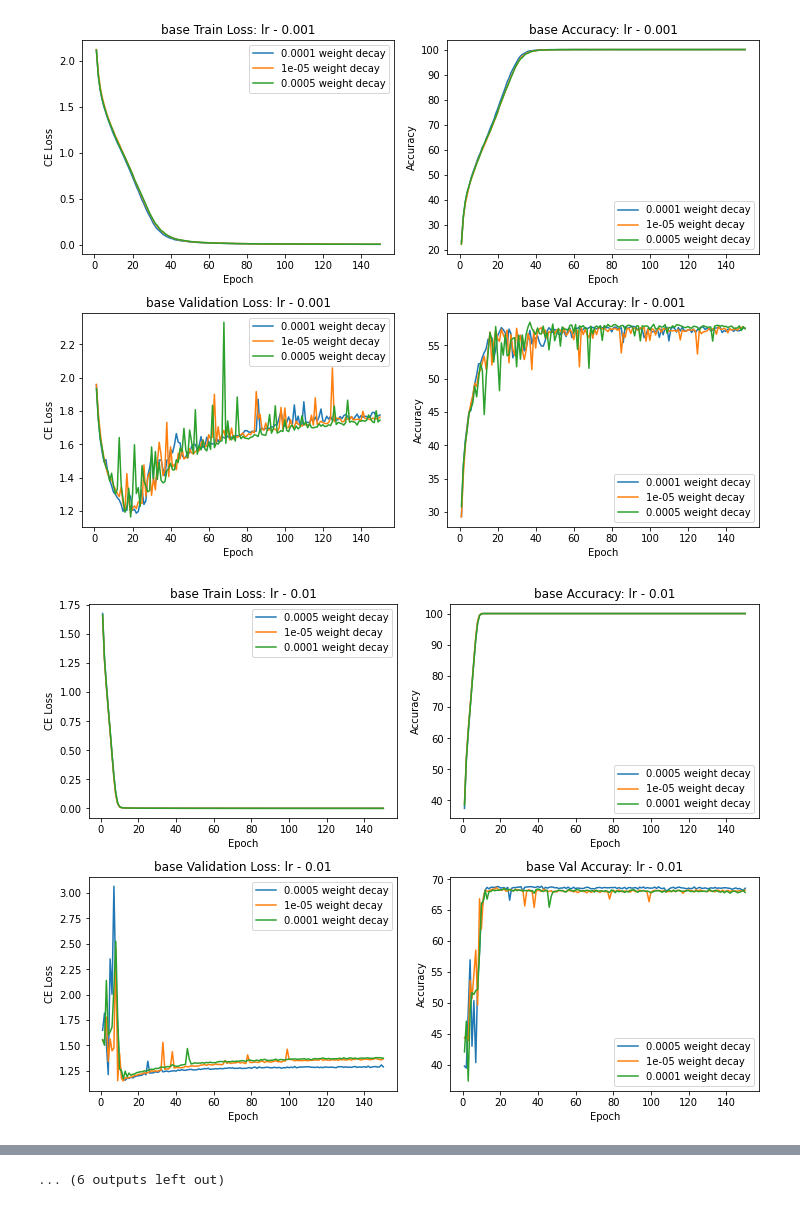
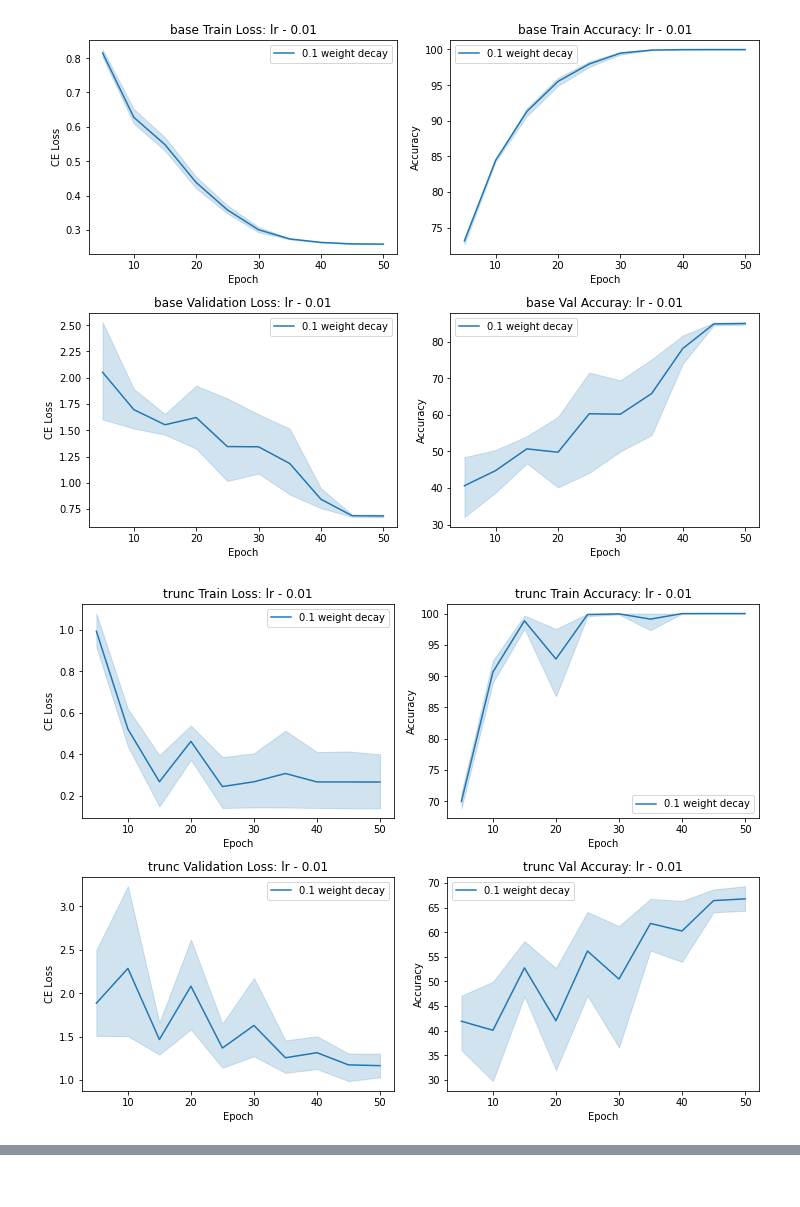
Before and after one commit to pstefanou12/Truncated-Deep-Neural-Networks, a Jupyter notebook: Read Experiments.ipynb, the cells around one changed output, grey strips where cells are left out. Saved outputs shown, nothing was run; the diff lists cells and outputs as text; code cells hidden in the pictures.

```diff
--- a/Read Experiments.ipynb
+++ b/Read Experiments.ipynb
@@ -5,11 +5,13 @@ import os
 import seaborn as sns
 import matplotlib.pyplot as plt
 import pandas as pd
+from delphi.utils.model_utils import make_and_restore_model
+from delphi.utils.datasets import CIFAR
 
 # set environment variable so that stores can create output files
 os.environ['HDF5_USE_FILE_LOCKING'] = 'FALSE'
 ROOT = '/home/gridsan/stefanou/'
-EXP = 'step_lr_noised_weight_decay'
+EXP = 'cosine_lr_noised_mom_7_5_50_epochs'
 # constants
 BASE_CLASSIFIER = '/base_classifier/'
 LOGIT_BALL_CLASSIFIER = '/logit_ball/'
@@ -17,23 +19,24 @@ STANDARD_CLASSIFIER = '/standard_classifier/'
 # %%
 def plot(logs, metadata, class_):
     # iterate over learning rates
+#     for i, lr in enumerate(LEARNING_RATES):
     for i, lr in enumerate(np.sort(metadata.lr.unique())):
         # extract meta logs of interest
         meta_logs = metadata[(metadata.lr == lr)]
 
         fig, ax = plt.subplots(2, 2, figsize=(10, 7.5), constrained_layout=True)
+#         for j, weight_decay in enumerate(WEIGHT_DECAYS):
         for j, weight_decay in enumerate(meta_logs.weight_decay.unique()):
             lr_logs = logs[logs.exp_id.isin(meta_logs[meta_logs.weight_decay == weight_decay].exp_id)]
-
             if len(lr_logs) == 0:
                 continue
             # plot loss curves
-            ax[0, 0].plot(lr_logs.epoch, lr_logs.train_loss, label='{} weight decay'.format(weight_decay))
-            ax[1, 0].plot(lr_logs.epoch, lr_logs.val_loss, label='{} weight decay'.format(weight_decay))
+            sns.lineplot(data=lr_logs, x='epoch', y='train_loss', label='{} weight decay'.format(weight_decay), ax=ax[0, 0])
+            sns.lineplot(data=lr_logs, x='epoch', y='val_loss', label='{} weight decay'.format(weight_decay), ax=ax[1, 0])
 
             # plot accuracy curves
-            ax[0, 1].plot(lr_logs.epoch, lr_logs.train_prec1, label='{} weight decay'.format(weight_decay))
-            ax[1, 1].plot(lr_logs.epoch, lr_logs.val_prec1, label='{} weight decay'.format(weight_decay))
+            sns.lineplot(data=lr_logs, x='epoch', y='train_prec1', label='{} weight decay'.format(weight_decay), ax=ax[0, 1])
+            sns.lineplot(data=lr_logs, x='epoch', y='val_prec1', label='{} weight decay'.format(weight_decay), ax=ax[1, 1])
 
         ax[0, 0].set_title('{} Train Loss: lr - {}'.format(class_, lr))
         ax[0, 0].set_xlabel('Epoch')
@@ -43,7 +46,7 @@ def plot(logs, metadata, class_):
         ax[1, 0].set_ylabel('CE Loss')
         ax[0, 0].legend()
         ax[1, 0].legend()
-        ax[0, 1].set_title('{} Accuracy: lr - {}'.format(class_, lr))
+        ax[0, 1].set_title('{} Train Accuracy: lr - {}'.format(class_, lr))
         ax[0, 1].set_xlabel('Epoch')
         ax[0, 1].set_ylabel('Accuracy')
         ax[1, 1].set_title('{} Val Accuray: lr - {}'.format(class_, lr))
@@ -52,6 +55,20 @@ def plot(logs, metadata, class_):
         ax[0, 1].legend()
         ax[1, 1].legend()
         plt.show()
+
+def plot_test_results(base, trunc, standard, type_):
+    for i, lr in enumerate(base.lr.unique()):
+        logs_ = base[base.lr == lr].sort_values(by=['weight_decay'])
+        trunc_logs_ = trunc[trunc.lr == lr].sort_values(by=['weight_decay'])
+        standard_logs_ = standard[standard.lr == lr].sort_values(by=['weight_decay'])
+        sns.lineplot(data=logs_, x='weight_decay', y='test_prec1', label='base')
+        sns.lineplot(data=trunc_logs_, x='weight_decay', y='test_prec1', label='trunc ce')
+        sns.lineplot(data=standard_logs_, x='weight_decay', y='test_prec1', label='standard')
+        plt.xlabel('Weight Decay')
+        plt.ylabel('Accuracy')
+        plt.title('{} Test Accuracy : {} lr'.format(type_, lr))
+        plt.legend()
+        plt.show()
 # %%
 base_reader = CollectionReader(ROOT + EXP + BASE_CLASSIFIER)
 base_logs = base_reader.df('logs')
@@ -100,7 +99,9 @@ Warning: exp_id a67c3a40-b40f-4c6b-820b-e1a88f66d7fd has no table 'train_base'.
+# %%
+N = 5
 # %%
-plot(base_logs, base_metadata, 'base')
-plot(trunc_logs, trunc_metadata, 'trunc')
-plot(standard_logs, standard_metadata, 'standard')
+plot(base_logs[base_logs['epoch'] % N == 0], base_metadata, 'base')
+plot(trunc_logs[trunc_logs['epoch'] % N == 0], trunc_metadata, 'trunc')
+plot(standard_logs[standard_logs['epoch'] % N == 0], standard_metadata, 'standard')
 # %% [output]
-[figure, old version]
+[figure, new version]
-[figure, old version]
+[figure, new version]
@@ -117,2 +109 @@ plot(standard_logs, standard_metadata, 'standard')
-... (6 outputs left out)
 # %%
```
Also changed, not shown: parts of 16 cells of this notebook, 2 other files.
